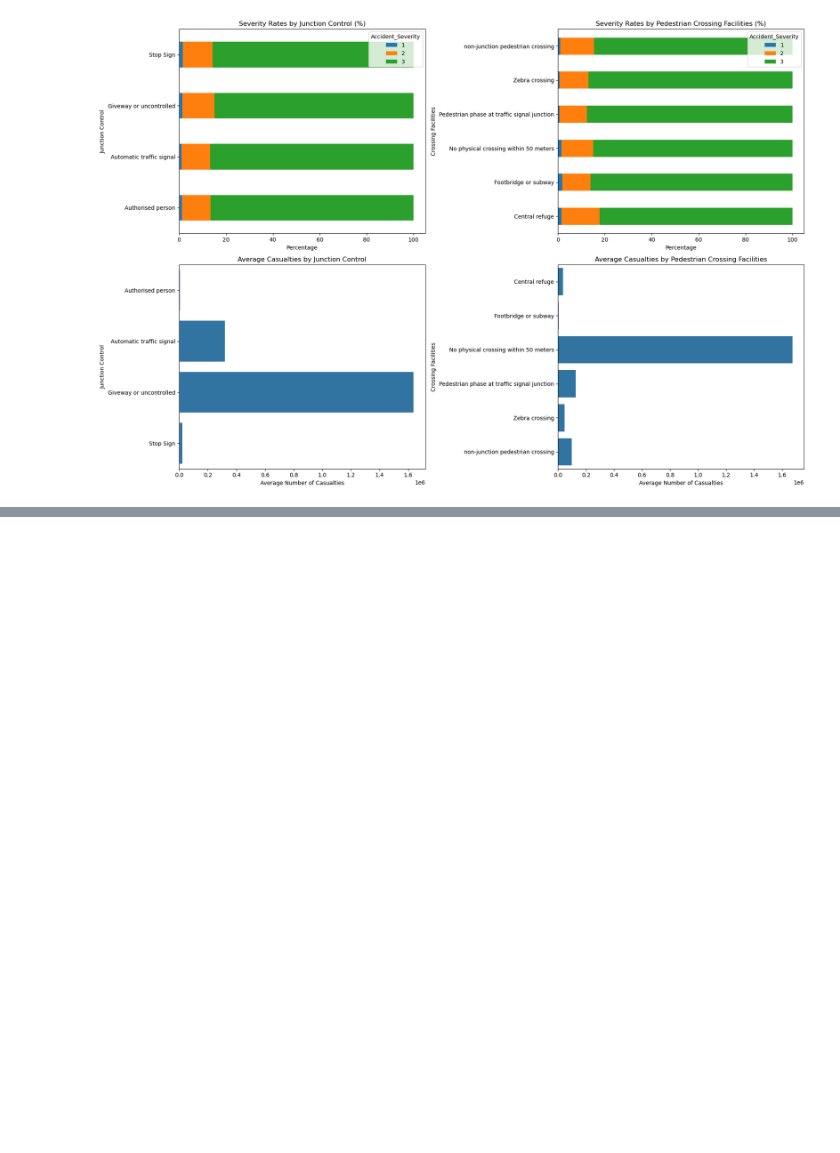
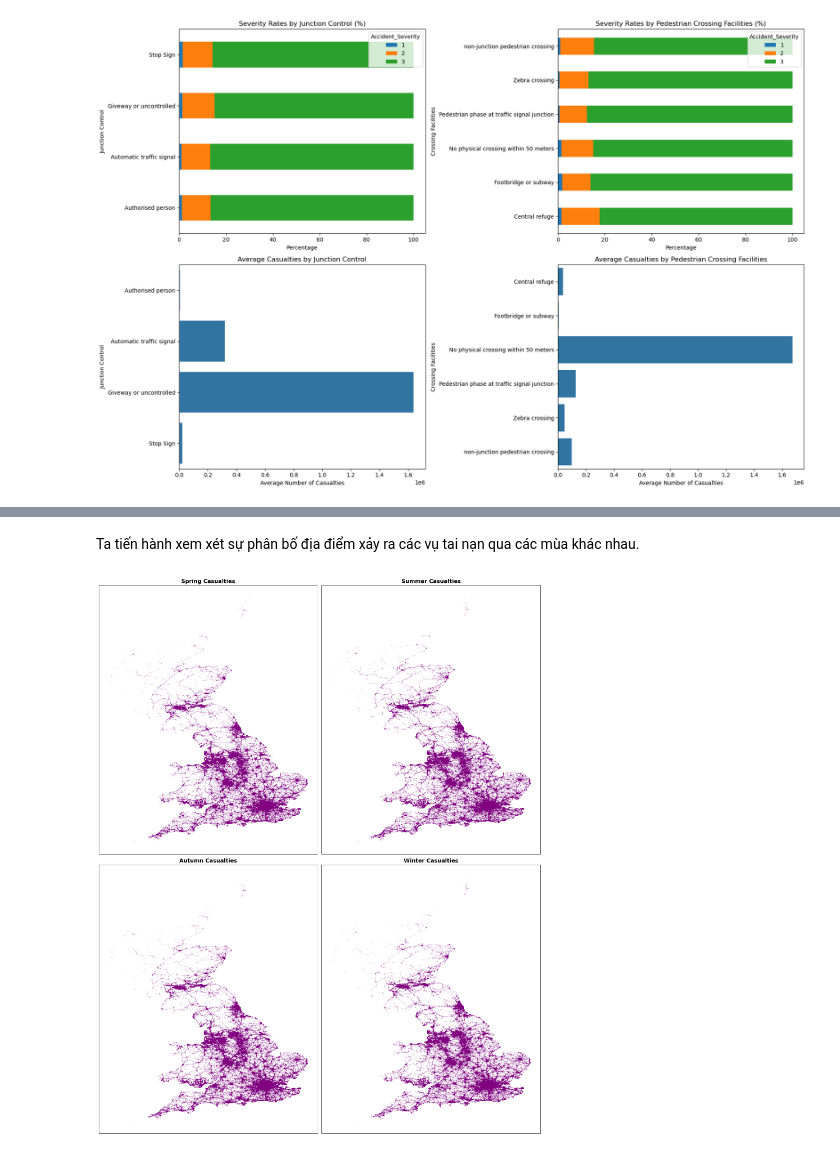
Before and after one commit to KenyaWashed/Road_Accident_Analysis, a Jupyter notebook: Question.ipynb, the cells around one changed output, grey strips where cells are left out. Saved outputs shown, nothing was run; the diff lists cells and outputs as text; code cells hidden in the pictures; blank space fills up the shorter version.

```diff
--- a/Question.ipynb
+++ b/Question.ipynb
@@ -303,0 +413,32 @@ plt.show()
+# %% [markdown]
+Ta tiến hành xem xét sự phân bố địa điểm xảy ra các vụ tai nạn qua các mùa khác nhau.
+# %%
+# Create figure with two subplots per row
+fig, axs = plt.subplots(nrows=2, ncols=2, figsize=(16, 20))
+axs = axs.ravel()  # Flatten the 2x2 array to make it easier to iterate
+
+# Plot each season
+for i, season in enumerate(season_order):
+    season_data = road_df[road_df['Season'] == season]
+
+    # Create scatter plot
+    axs[i].scatter(
+        season_data.Longitude,
+        season_data.Latitude,
+        marker='.',
+        alpha=0.2,
+        s=season_data.Number_of_Casualties * 0.5,  # Scale point size with casualties
+        c='purple'  # You can change color as needed
+    )
+
+    # Remove ticks for cleaner look
+    axs[i].set_xticks([])
+    axs[i].set_yticks([])
+
+    # Set title
+    axs[i].set_title(f"{season} Casualties", fontweight='bold', fontsize=14)
+
+plt.tight_layout()
+plt.show()
+# %% [output]
+[figure, added]
```
Also changed, not shown: parts of 25 cells of this notebook.
